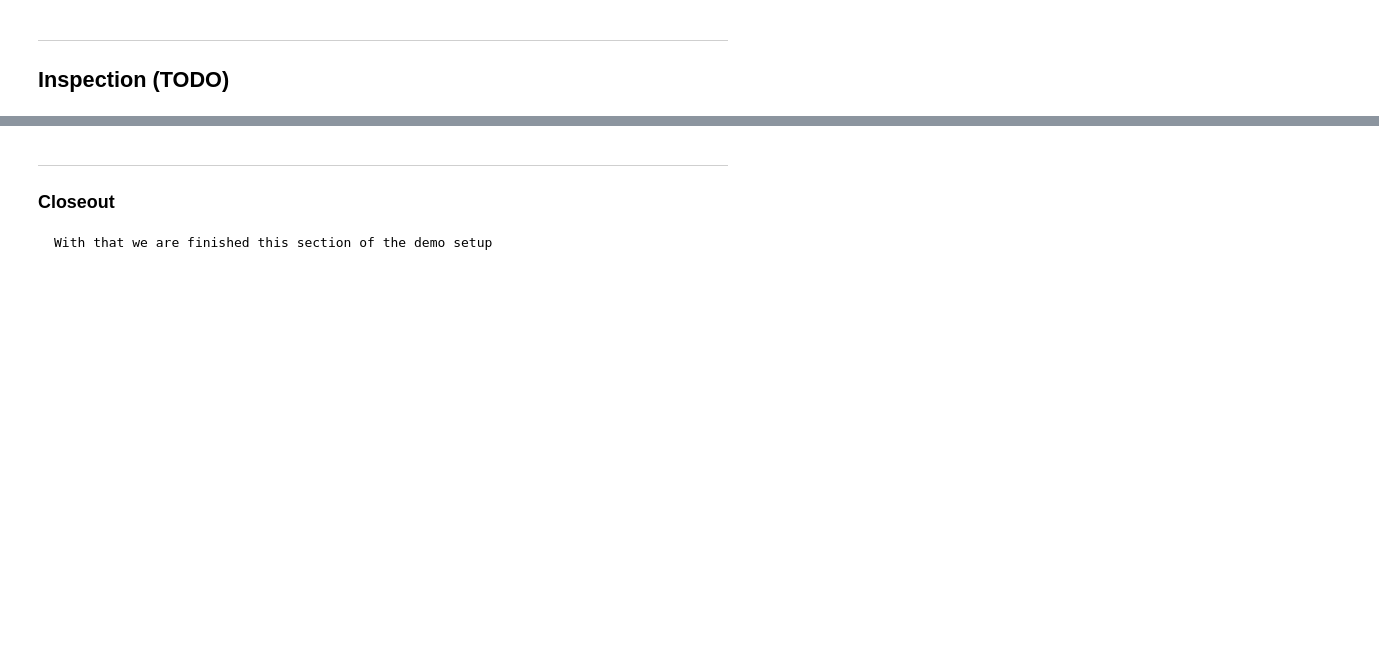
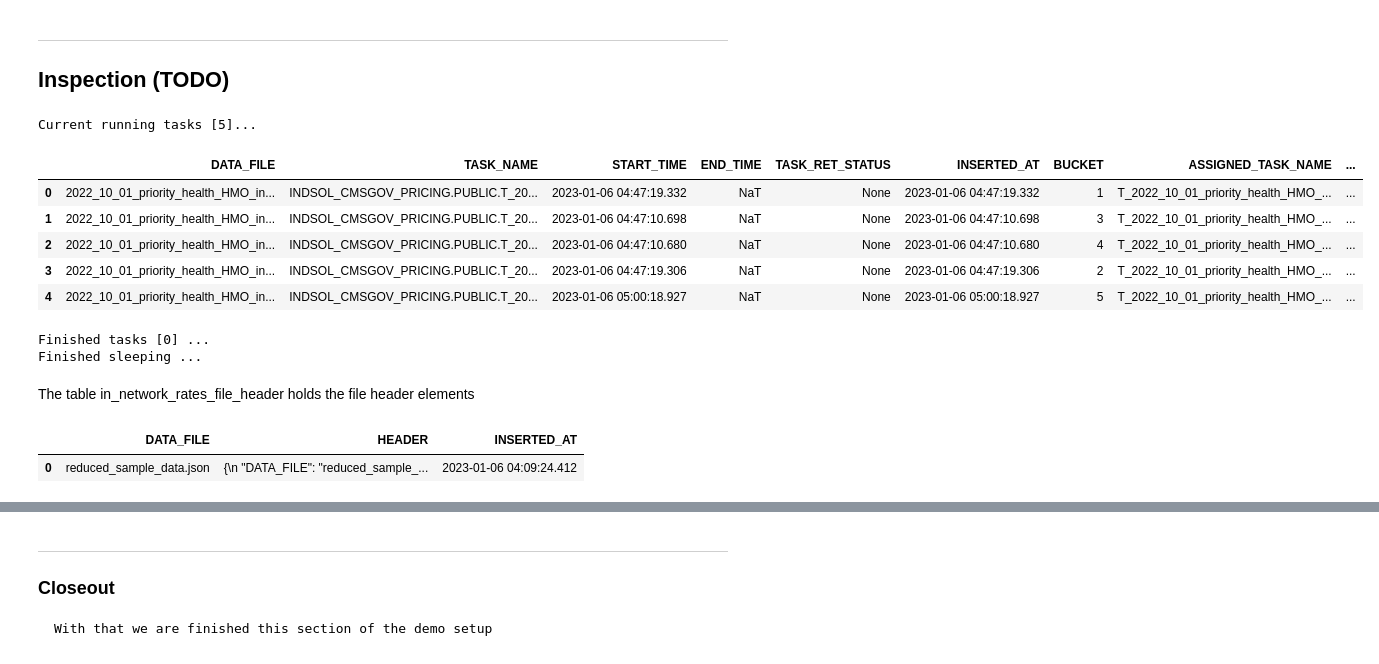
Before and after one commit to Snowflake-Labs/CMSgov-pricing-transparency, a Jupyter notebook: src/notebook/Load_segments_dag.ipynb, the cells around one changed output, grey strips where cells are left out. Saved outputs shown, nothing was run; the diff lists cells and outputs as text; code cells hidden in the pictures; blank space fills up the shorter version.

```diff
--- a/src/notebook/Load_segments_dag.ipynb
+++ b/src/notebook/Load_segments_dag.ipynb
@@ -79,19 +87,19 @@ stmts = [
     ,f''' delete from task_to_segmentids where data_file = '{DATA_FILE}'; '''
     ,f''' delete from in_network_rates_file_header where data_file = '{DATA_FILE}'; '''
     ,f''' delete from in_network_rates_segment_header where data_file = '{DATA_FILE}'; '''
-    ,f''' alter stage {DATA_STAGE} refresh; '''
+    ,f''' alter stage {INPUT_DATA_STAGE} refresh; '''
 ]
 
 print(' truncating tables ...')
 for stmt in stmts:
     sp_session.sql(stmt).collect()
 
-print(f''' cleaning up files in external stage under path {DATA_STAGE_FOLDER}/{DATA_FILE_BASENAME}/ ...''')
+print(f''' cleaning up files in external stage under path {TARGET_FOLDER}/{DATA_FILE_BASENAME}/ ...''')
 
-stmt = f''' select relative_path from directory(@{DATA_STAGE}) where relative_path like '%{DATA_STAGE_FOLDER}/{DATA_FILE_BASENAME}/%'; '''
+stmt = f''' select relative_path from directory(@{TARGET_DATA_STAGE}) where relative_path like '%{DATA_STAGE_FOLDER}/{DATA_FILE_BASENAME}/%'; '''
 files = sp_session.sql(stmt).collect()
 for r in files:
-    stmt = f''' remove @{DATA_STAGE}/{r['RELATIVE_PATH']}; '''
+    stmt = f''' remove @{TARGET_DATA_STAGE}/{r['RELATIVE_PATH']}; '''
     sp_session.sql(stmt).collect()
 # %% [output]
 ### Cleanup block
@@ -103,10 +111,10 @@ for r in files:
 We will be loading the segments and file header using DAG.
 # %%
 # we build out the DAG
-df = sp_session.call('in_network_rates_dagbuilder' ,f'{DATA_STAGE}/{DATA_STAGE_FOLDER}' ,DATA_FILE
-    ,f"@{DATA_STAGE}/{config['APP_DB']['folder_parsed']}" , 200 ,config['SNOW_CONN']['warehouse'])
+df = sp_session.call('in_network_rates_dagbuilder' ,f'{INPUT_DATA_STAGE}/{DATA_STAGE_FOLDER}' ,DATA_FILE
+    ,f"@{TARGET_DATA_STAGE}/{TARGET_FOLDER}" , 200 ,config['SNOW_CONN']['warehouse'])
 
-sp_session.sql(f''' alter stage {config['APP_DB']['ext_stage']} refresh; ''').collect()
+sp_session.sql(f''' alter stage {TARGET_DATA_STAGE} refresh; ''').collect()
 print(' Status of execution')
 print(df)
 # %% [output]
@@ -160,21 +168,54 @@ Elapsed: 0:00:01.117713
 # %%
 import time
 
 continue_sleeping = True
 
 while continue_sleeping == True:
-    df = (sp_session.table('segments_counts_for_datafile_v')
-            .filter(F.col('data_file') == F.lit(DATA_FILE))
-        )
-    df = df.to_pandas()
-    row_count = len(df)
+    time.sleep(2*60)
 
-    matrix_size = 5*15
-    tasks_count = matrix_size + 2
-    if row_count >= tasks_count:
+    sql_stmt = f'''
+        select *
+        from current_segment_parsing_tasks_v
+        where l.data_file = '{DATA_FILE}'
+        ;
+    '''
+    df_running = sp_session.table('current_segment_parsing_tasks_v').to_pandas()
+
+    len_running_count = len(df_running)
+    print(f'Current running tasks [{len_running_count}]...')
+    display(df_running)
+
+    sql_stmt = f'''
+        select
+            count(l.*) as l_count
+            ,count(r.*) as r_count
+            ,l_count - r_count as row_count_diff
+            -- l.*
+        from segment_task_execution_status as l
+            full outer join segments_counts_for_datafile_v as r
+                on r.task_name = l.task_name
+        where not (l.task_name  like any ('DAG_%' ,'TERM_%' ,'%T_FH_%' ))
+            and JSON_EXTRACT_PATH_TEXT(l.task_ret_status ,'task_ignored_parsing') is null
+            and l.data_file = '{DATA_FILE}'
+    '''
+    df = sp_session.sql(sql_stmt).to_pandas()
+    row_count = df['ROW_COUNT_DIFF'][0]
+    finished_row_count = df['R_COUNT'][0]
+    print(f'Finished tasks [{row_count}] ...')
+    if row_count == 0:
+        print('Finished sleeping ...')
         continue_sleeping = False
         break
 
     display(df)
-
-    time.sleep(2*60)
+    print('\n ------------------------------ ')
+# %% [output]
+Current running tasks [5]...
+|  | DATA_FILE | TASK_NAME | START_TIME | END_TIME | TASK_RET_STATUS | INSERTED_AT | BUCKET | ASSIGNED_TASK_NAME | ... |
+| 0 | 2022_10_01_priority_health_HMO_in... | INDSOL_CMSGOV_PRICING.PUBLIC.T_20... | 2023-01-06 04:47:19.332 | NaT | None | 2023-01-06 04:47:19.332 | 1 | T_2022_10_01_priority_health_HMO_... | ... |
+| 1 | 2022_10_01_priority_health_HMO_in... | INDSOL_CMSGOV_PRICING.PUBLIC.T_20... | 2023-01-06 04:47:10.698 | NaT | None | 2023-01-06 04:47:10.698 | 3 | T_2022_10_01_priority_health_HMO_... | ... |
+| 2 | 2022_10_01_priority_health_HMO_in... | INDSOL_CMSGOV_PRICING.PUBLIC.T_20... | 2023-01-06 04:47:10.680 | NaT | None | 2023-01-06 04:47:10.680 | 4 | T_2022_10_01_priority_health_HMO_... | ... |
+| 3 | 2022_10_01_priority_health_HMO_in... | INDSOL_CMSGOV_PRICING.PUBLIC.T_20... | 2023-01-06 04:47:19.306 | NaT | None | 2023-01-06 04:47:19.306 | 2 | T_2022_10_01_priority_health_HMO_... | ... |
+| 4 | 2022_10_01_priority_health_HMO_in... | INDSOL_CMSGOV_PRICING.PUBLIC.T_20... | 2023-01-06 05:00:18.927 | NaT | None | 2023-01-06 05:00:18.927 | 5 | T_2022_10_01_priority_health_HMO_... | ... |
+Finished tasks [0] ...
+Finished sleeping ...
@@ -204,10 +223,14 @@ time.sleep(6*60)
 display(Markdown("The table in_network_rates_file_header holds the file header elements"))
 
 df = (sp_session.table('in_network_rates_file_header')
-        .sample(n=5)
+        .filter(F.col('DATA_FILE') == F.lit(DATA_FILE))
         .to_pandas())
 
 display(df)
+# %% [output]
+The table in_network_rates_file_header holds the file header elements
+|  | DATA_FILE | HEADER | INSERTED_AT |
+| 0 | reduced_sample_data.json | {\n "DATA_FILE": "reduced_sample_... | 2023-01-06 04:09:24.412 |
 # %%
 print(' The HEADER has the following data ')
 json.loads(df['HEADER'][0])
```
Also changed, not shown: parts of 17 cells of this notebook, 8 other files.
